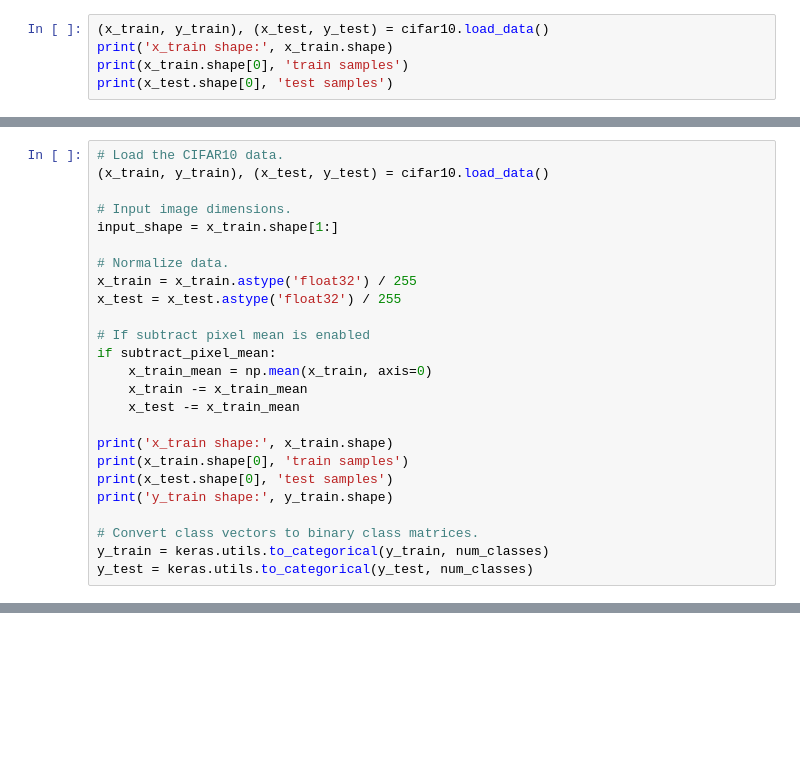
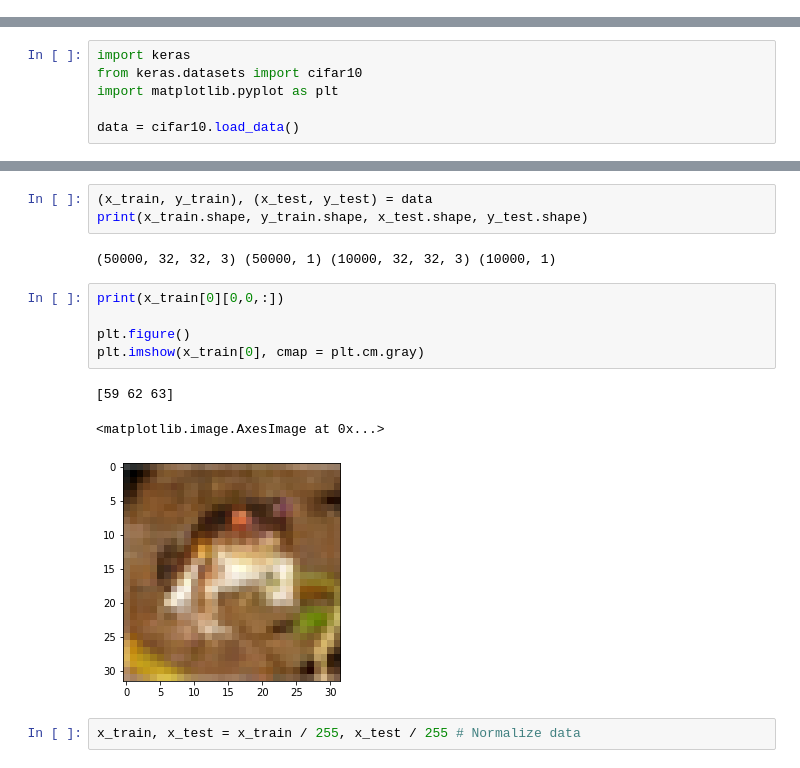
Before and after one commit to vladyorsh/bak, a Jupyter notebook: nn_playground.ipynb, the cells around one changed output, grey strips where cells are left out. Cells and saved outputs as stored; diff of their text form; blank space fills up the shorter version.

```diff
--- a/nn_playground.ipynb
+++ b/nn_playground.ipynb
@@ -26,5 +2,0 @@ model_name = 'keras_cifar10_trained_model.h5'
-# %%
-(x_train, y_train), (x_test, y_test) = cifar10.load_data()
-print('x_train shape:', x_train.shape)
-print(x_train.shape[0], 'train samples')
-print(x_test.shape[0], 'test samples')
@@ -244,25 +2,0 @@ model_type = 'ResNet%dv%d' % (depth, version)
-# %%
-# Load the CIFAR10 data.
-(x_train, y_train), (x_test, y_test) = cifar10.load_data()
-
-# Input image dimensions.
-input_shape = x_train.shape[1:]
-
-# Normalize data.
-x_train = x_train.astype('float32') / 255
-x_test = x_test.astype('float32') / 255
-
-# If subtract pixel mean is enabled
-if subtract_pixel_mean:
-    x_train_mean = np.mean(x_train, axis=0)
-    x_train -= x_train_mean
-    x_test -= x_train_mean
-
-print('x_train shape:', x_train.shape)
-print(x_train.shape[0], 'train samples')
-print(x_test.shape[0], 'test samples')
-print('y_train shape:', y_train.shape)
-
-# Convert class vectors to binary class matrices.
-y_train = keras.utils.to_categorical(y_train, num_classes)
-y_test = keras.utils.to_categorical(y_test, num_classes)
@@ -626,0 +107,6 @@ print('Test accuracy:', scores[1])
+# %%
+import keras
+from keras.datasets import cifar10
+import matplotlib.pyplot as plt
+
+data = cifar10.load_data()
@@ -626,0 +116,16 @@ print('Test accuracy:', scores[1])
+# %%
+(x_train, y_train), (x_test, y_test) = data
+print(x_train.shape, y_train.shape, x_test.shape, y_test.shape)
+# %% [output]
+(50000, 32, 32, 3) (50000, 1) (10000, 32, 32, 3) (10000, 1)
+# %%
+print(x_train[0][0,0,:])
+
+plt.figure()
+plt.imshow(x_train[0], cmap = plt.cm.gray)
+# %% [output]
+[59 62 63]
+<matplotlib.image.AxesImage at 0x...>
+[figure, added]
+# %%
+x_train, x_test = x_train / 255, x_test / 255 # Normalize data
```
Also changed, not shown: parts of 49 cells of this notebook.
